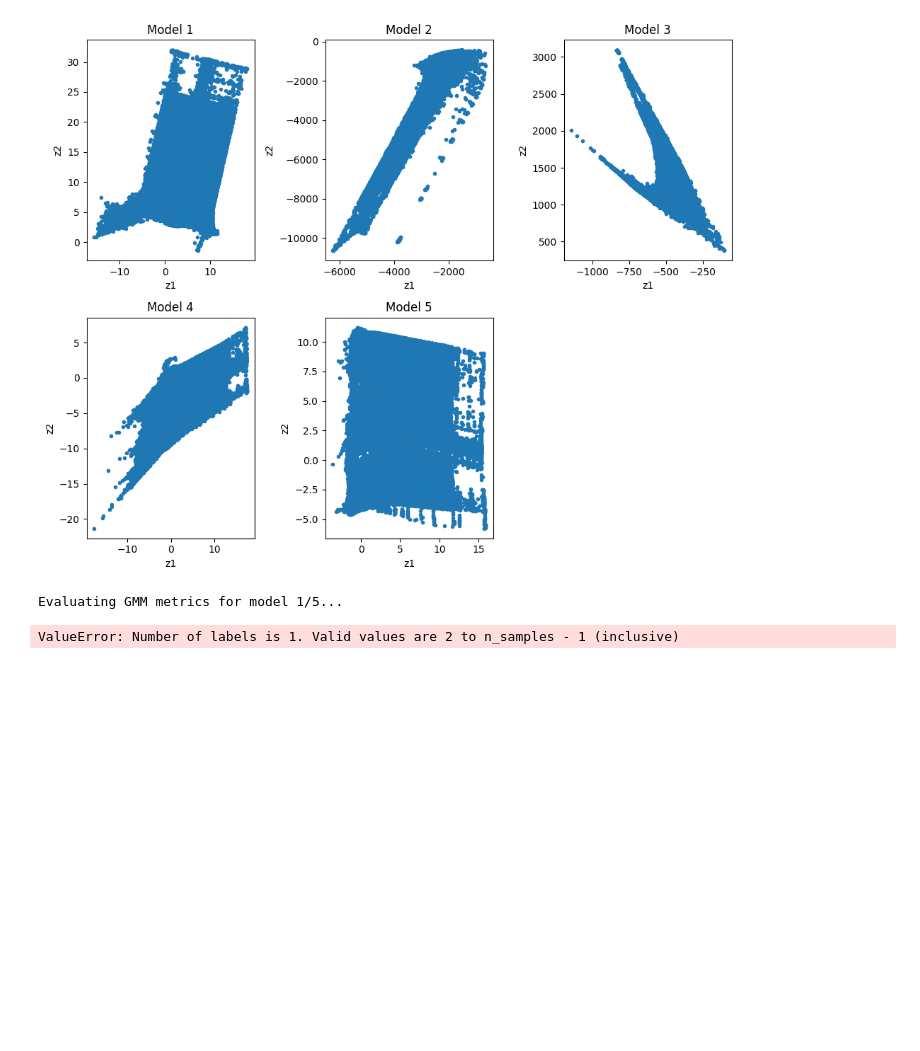
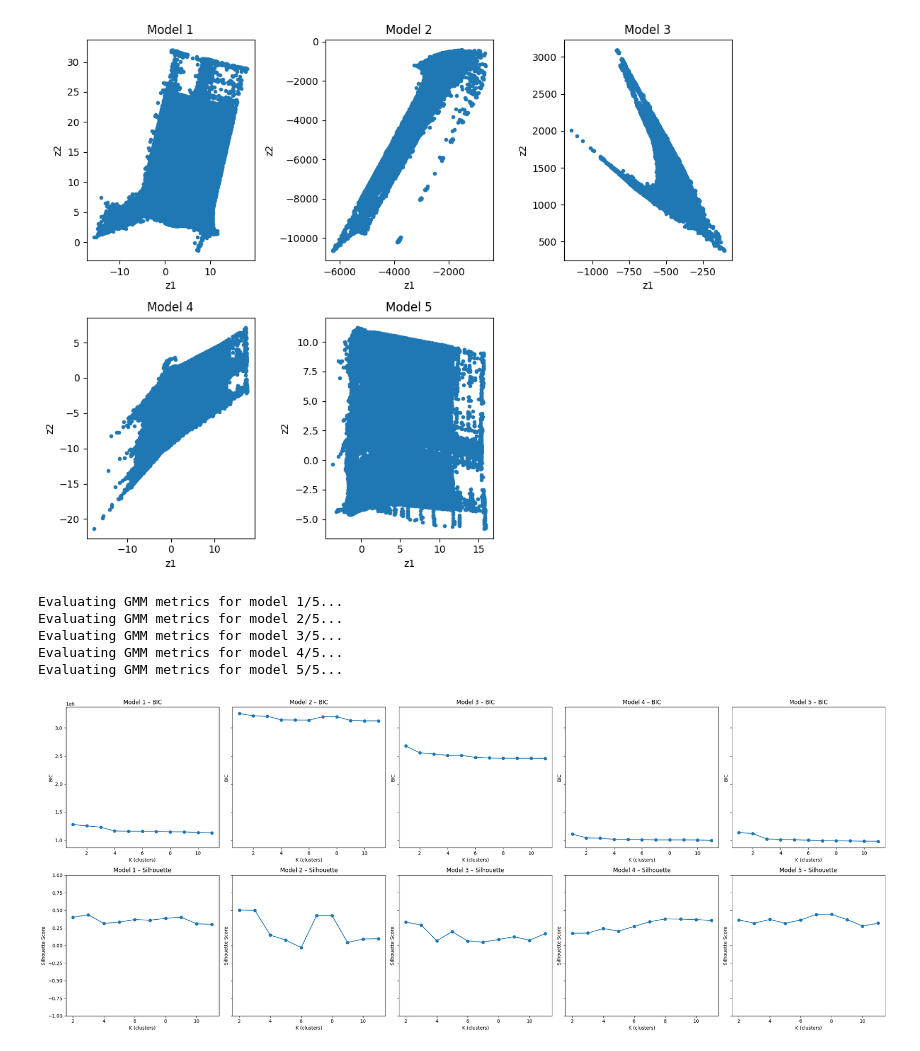
Before and after one commit to Mfdcng2/WaterMassClassification, a Jupyter notebook: EnsembleGMM.ipynb, the cells around one changed output. Drawn from its saved outputs; the diff is of its cells as text; code cells hidden in the pictures; blank space fills up the shorter version.

Commit message:
Ran ensemble and used Silhouette score but not very informative

```diff
--- a/EnsembleGMM.ipynb
+++ b/EnsembleGMM.ipynb
@@ -360,14 +360,18 @@ for n_components in n_components_range:
     aic_scores.append(gmm.aic(z.cpu().numpy()))
     ll_scores.append(gmm.score(z.cpu().numpy()))
 # %%
-from sklearn.metrics import silhouette_score as ss
+import numpy as np
+import matplotlib.pyplot as plt
+from sklearn.mixture import GaussianMixture
+from sklearn.metrics import silhouette_score
+
 # reps is a list of latent matrices, one per model (shape: [N, latent_dim])
 n_models = len(reps)
 n_components_range = range(1, 12)
 
 # Store scores for all models
 all_bic = []
-all_ss = []
+all_silhouette = []
 
 for model_idx, z in enumerate(reps):
     print(f"Evaluating GMM metrics for model {model_idx+1}/{n_models}...")
@@ -375,51 +379,65 @@ for model_idx, z in enumerate(reps):
     z_np = z.cpu().numpy()
 
     bic_scores = []
-    ss_scores = []
+    silhouette_scores = []
 
     for n_components in n_components_range:
         gmm = GaussianMixture(
             n_components=n_components,
             covariance_type='full',
-            random_state=22)
+            random_state=22
+        )
         gmm.fit(z_np)
+
+        # BIC always defined
         bic_scores.append(gmm.bic(z_np))
-        ss_scores.append(ss(z_np,labels)) #rrr
+
+        # Silhouette only valid if n_components > 1
+        if n_components > 1:
+            labels = gmm.predict(z_np)
+            sil = silhouette_score(z_np, labels)
+            silhouette_scores.append(sil)
+        else:
+            silhouette_scores.append(np.nan)
 
     all_bic.append(bic_scores)
-    all_ss.append(ss_scores)
+    all_silhouette.append(silhouette_scores)
 
-# Convert to numpy arrays for easier indexing
-all_bic = np.array(all_bic)  # shape: (n_models, n_k)
-all_ss = np.array(all_ss)
+# Convert to numpy arrays
+all_bic = np.array(all_bic)
+all_silhouette = np.array(all_silhouette)
 
 # ───────────────────────────────────────────────
 #                 PLOTTING
 # ───────────────────────────────────────────────
-fig, axes = plt.subplots(2, n_models, figsize=(5*n_models, 10))
+fig, axes = plt.subplots(2, n_models, figsize=(5*n_models, 10), sharey='row')
 
 if n_models == 1:
-    # If n_models = 1, axes is not nested. Force it to behave like a 2×n array.
     axes = np.array([[axes[0]], [axes[1]]])
 
 for i in range(n_models):
 
-    # --- Top row: BIC ---
+    # --- Top Row: BIC ---
     ax_bic = axes[0, i]
     ax_bic.plot(n_components_range, all_bic[i], marker='o')
     ax_bic.set_title(f"Model {i+1} – BIC")
     ax_bic.set_xlabel("K (clusters)")
     ax_bic.set_ylabel("BIC")
 
-    # --- Bottom row: SS ---
-    ax_ss = axes[1, i]
-    ax_ss.plot(n_components_range, all_ss[i], marker='o')
-    ax_ss.set_title(f"Model {i+1} – SS")
-    ax_ss.set_xlabel("K (clusters)")
-    ax_ss.set_ylabel("SS")
+    # --- Bottom Row: Silhouette ---
+    ax_sil = axes[1, i]
+    ax_sil.plot(n_components_range, all_silhouette[i], marker='o')
+    ax_sil.set_title(f"Model {i+1} – Silhouette")
+    ax_sil.set_xlabel("K (clusters)")
+    ax_sil.set_ylabel("Silhouette Score")
+    ax_sil.set_ylim(-1, 1)
 
 plt.tight_layout()
 plt.show()
 # %% [output]
 Evaluating GMM metrics for model 1/5...
+Evaluating GMM metrics for model 2/5...
+Evaluating GMM metrics for model 3/5...
+Evaluating GMM metrics for model 4/5...
+Evaluating GMM metrics for model 5/5...
-ValueError: Number of labels is 1. Valid values are 2 to n_samples - 1 (inclusive)
+[figure, added]
```
Also changed, not shown: parts of 1 cell of this notebook.
